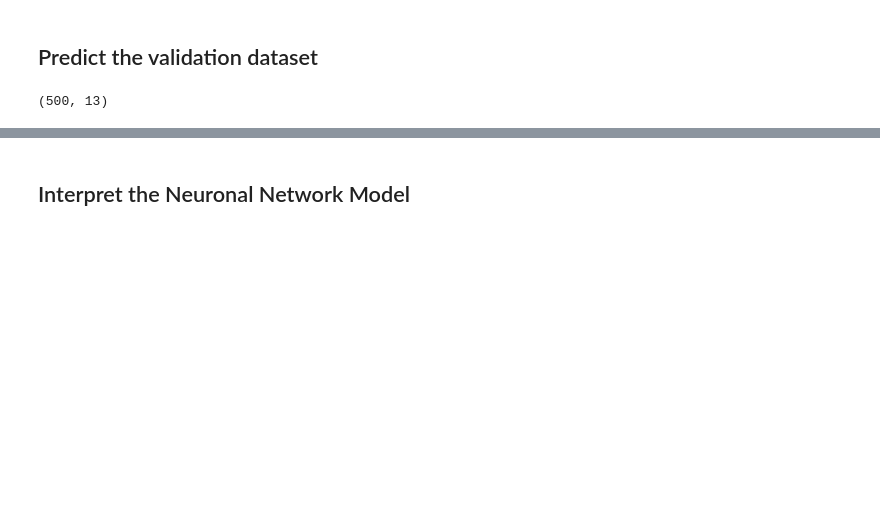
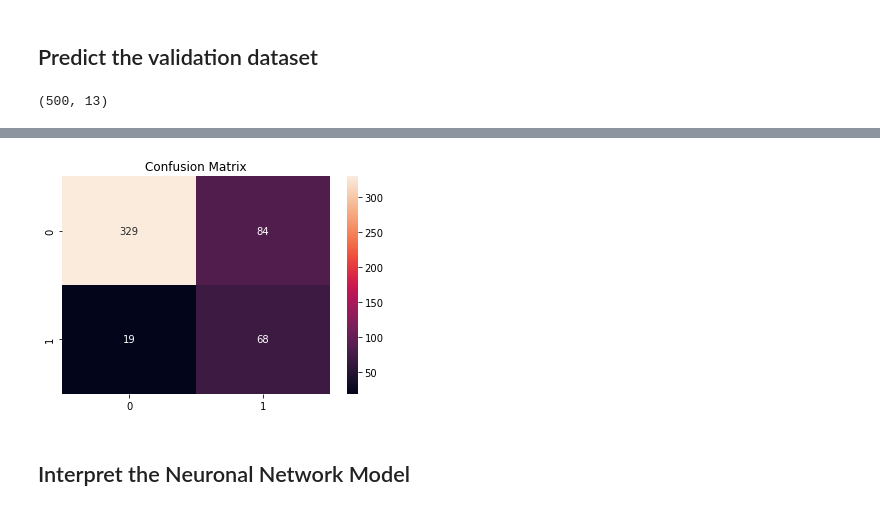
Before and after one commit to olihofmann/cas-aml, a Jupyter notebook: customer-churn-prediction/neuronal_network.ipynb, the cells around one changed output, grey strips where cells are left out. Saved outputs shown, nothing was run; the diff lists cells and outputs as text; code cells hidden in the pictures; blank space fills up the shorter version.

```diff
--- a/customer-churn-prediction/neuronal_network.ipynb
+++ b/customer-churn-prediction/neuronal_network.ipynb
@@ -182,0 +261,6 @@ plt.show()
+# %%
+best_model_dict = next(iter(sorted(models, key=lambda m: m["loss"])))
+best_model = best_model_dict["model"]
+# %%
+prediction = best_model.predict(X_validation_onehot_scaled).ravel() > 0.5
+y_pred = [int(p) for p in prediction]
@@ -183,3 +278,10 @@ plt.show()
+# %%
+con_matrix = confusion_matrix(y_validation, y_pred)
+sns.heatmap(con_matrix, annot=True, fmt="d")
+plt.title("Confusion Matrix")
+plt.show()
+# %% [output]
+[figure, added]
 # %% [markdown]
 ## Interpret the Neuronal Network Model
 # %%
```
Also changed, not shown: parts of 19 cells of this notebook, 1 other file.
